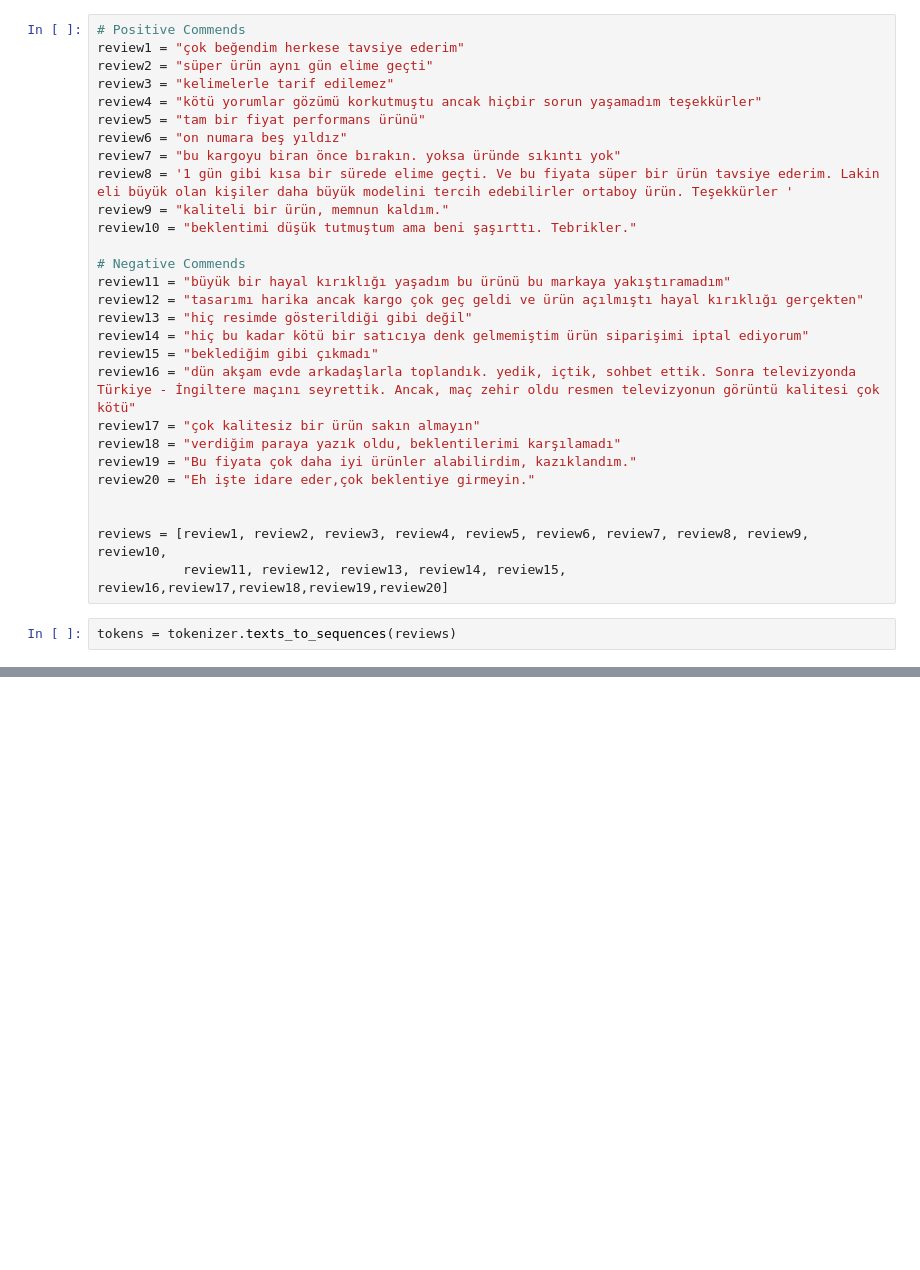
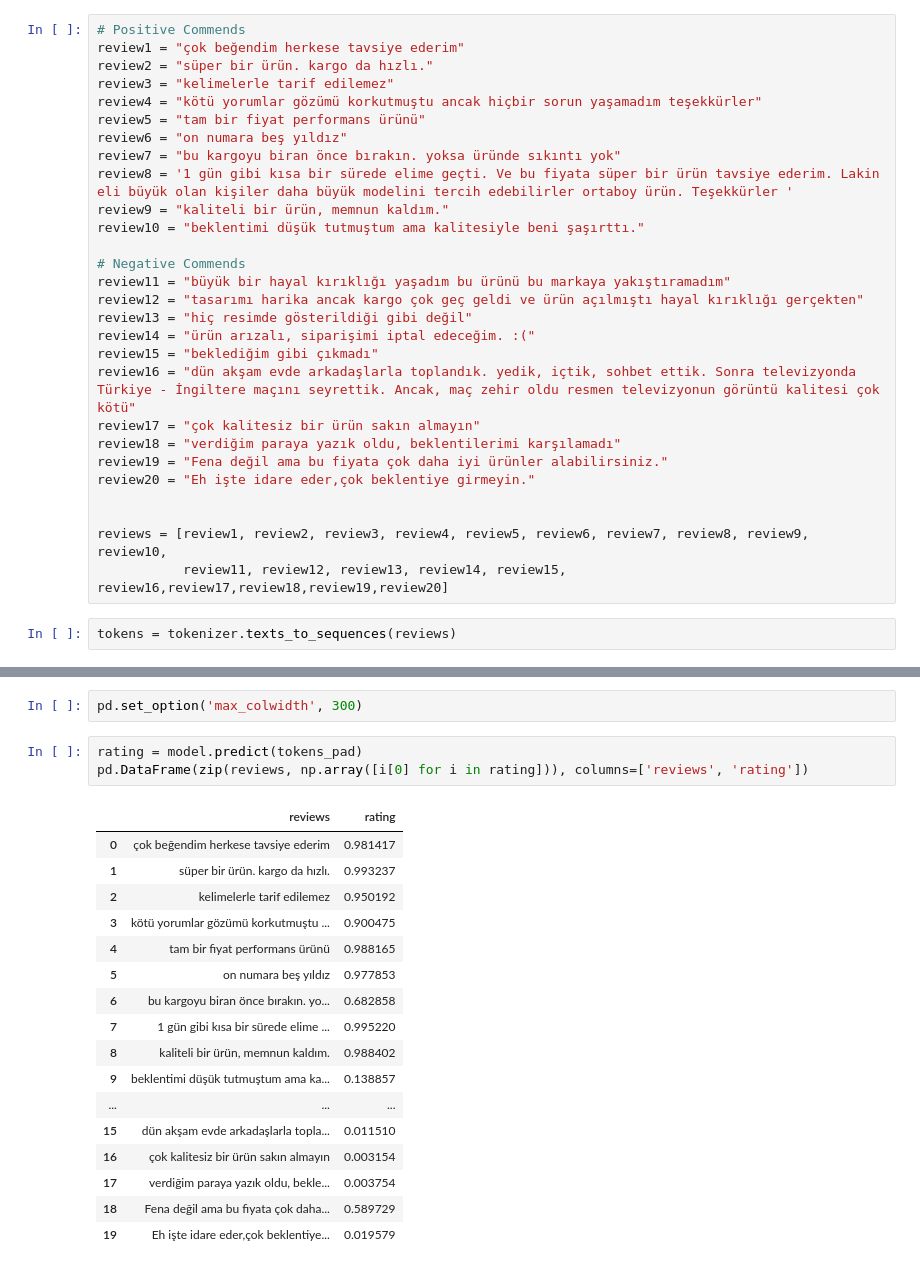
Before and after one commit to fidanfatih/NLP_Projects, a Jupyter notebook: Hepsiburada_Sentiment_Analysis.ipynb, the cells around one changed output, grey strips where cells are left out. Drawn from its saved outputs; the diff is of its cells as text; blank space fills up the shorter version.

```diff
--- a/Hepsiburada_Sentiment_Analysis.ipynb
+++ b/Hepsiburada_Sentiment_Analysis.ipynb
@@ -508,7 +530,7 @@ array([0.3419183], dtype=float32)
 # %%
 # Positive Commends
 review1 = "çok beğendim herkese tavsiye ederim"
-review2 = "süper ürün aynı gün elime geçti"
+review2 = "süper bir ürün. kargo da hızlı."
 review3 = "kelimelerle tarif edilemez"
 review4 = "kötü yorumlar gözümü korkutmuştu ancak hiçbir sorun yaşamadım teşekkürler"
 review5 = "tam bir fiyat performans ürünü"
@@ -516,18 +538,18 @@ review6 = "on numara beş yıldız"
 review7 = "bu kargoyu biran önce bırakın. yoksa üründe sıkıntı yok"
 review8 = '1 gün gibi kısa bir sürede elime geçti. Ve bu fiyata süper bir ürün tavsiye ederim. Lakin eli büyük olan kişiler daha büyük modelini tercih edebilirler ortaboy ürün. Teşekkürler '
 review9 = "kaliteli bir ürün, memnun kaldım."
-review10 = "beklentimi düşük tutmuştum ama beni şaşırttı. Tebrikler."
+review10 = "beklentimi düşük tutmuştum ama kalitesiyle beni şaşırttı."
 
 # Negative Commends
 review11 = "büyük bir hayal kırıklığı yaşadım bu ürünü bu markaya yakıştıramadım"
 review12 = "tasarımı harika ancak kargo çok geç geldi ve ürün açılmıştı hayal kırıklığı gerçekten"
 review13 = "hiç resimde gösterildiği gibi değil"
-review14 = "hiç bu kadar kötü bir satıcıya denk gelmemiştim ürün siparişimi iptal ediyorum"
+review14 = "ürün arızalı, siparişimi iptal edeceğim. :("
 review15 = "beklediğim gibi çıkmadı"
 review16 = "dün akşam evde arkadaşlarla toplandık. yedik, içtik, sohbet ettik. Sonra televizyonda Türkiye - İngiltere maçını seyrettik. Ancak, maç zehir oldu resmen televizyonun görüntü kalitesi çok kötü"
 review17 = "çok kalitesiz bir ürün sakın almayın"
 review18 = "verdiğim paraya yazık oldu, beklentilerimi karşılamadı"
-review19 = "Bu fiyata çok daha iyi ürünler alabilirdim, kazıklandım."
+review19 = "Fena değil ama bu fiyata çok daha iyi ürünler alabilirsiniz."
 review20 = "Eh işte idare eder,çok beklentiye girmeyin."
 
 
@@ -559,0 +590,23 @@ array([[0.9966269 ],
+# %%
+pd.set_option('max_colwidth', 300)
+# %%
+rating = model.predict(tokens_pad)
+pd.DataFrame(zip(reviews, np.array([i[0] for i in rating])), columns=['reviews', 'rating'])
+# %% [output]
+|  | reviews | rating |
+| 0 | çok beğendim herkese tavsiye ederim | 0.981417 |
+| 1 | süper bir ürün. kargo da hızlı. | 0.993237 |
+| 2 | kelimelerle tarif edilemez | 0.950192 |
+| 3 | kötü yorumlar gözümü korkutmuştu ... | 0.900475 |
+| 4 | tam bir fiyat performans ürünü | 0.988165 |
+| 5 | on numara beş yıldız | 0.977853 |
+| 6 | bu kargoyu biran önce bırakın. yo... | 0.682858 |
+| 7 | 1 gün gibi kısa bir sürede elime ... | 0.995220 |
+| 8 | kaliteli bir ürün, memnun kaldım. | 0.988402 |
+| 9 | beklentimi düşük tutmuştum ama ka... | 0.138857 |
+| ... | ... | ... |
+| 15 | dün akşam evde arkadaşlarla topla... | 0.011510 |
+| 16 | çok kalitesiz bir ürün sakın almayın | 0.003154 |
+| 17 | verdiğim paraya yazık oldu, bekle... | 0.003754 |
+| 18 | Fena değil ama bu fiyata çok daha... | 0.589729 |
+| 19 | Eh işte idare eder,çok beklentiye... | 0.019579 |
```
Also changed, not shown: parts of 27 cells of this notebook.
